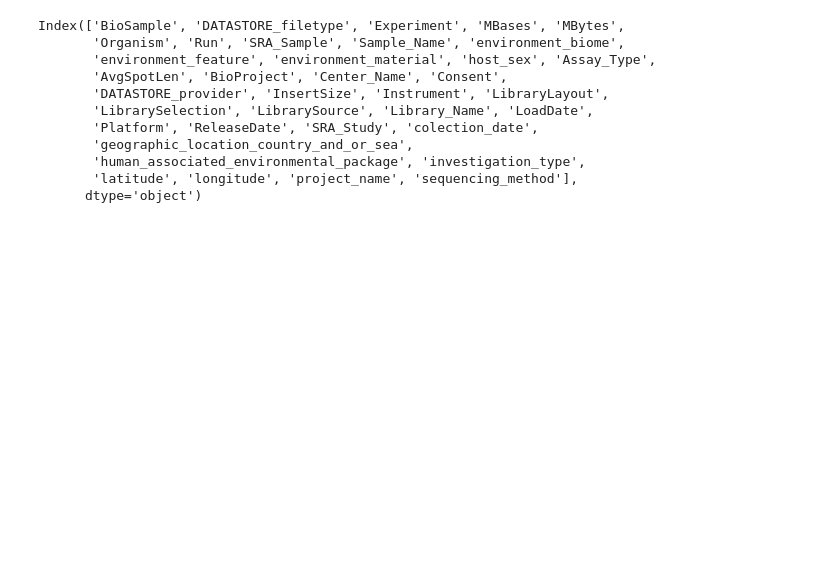
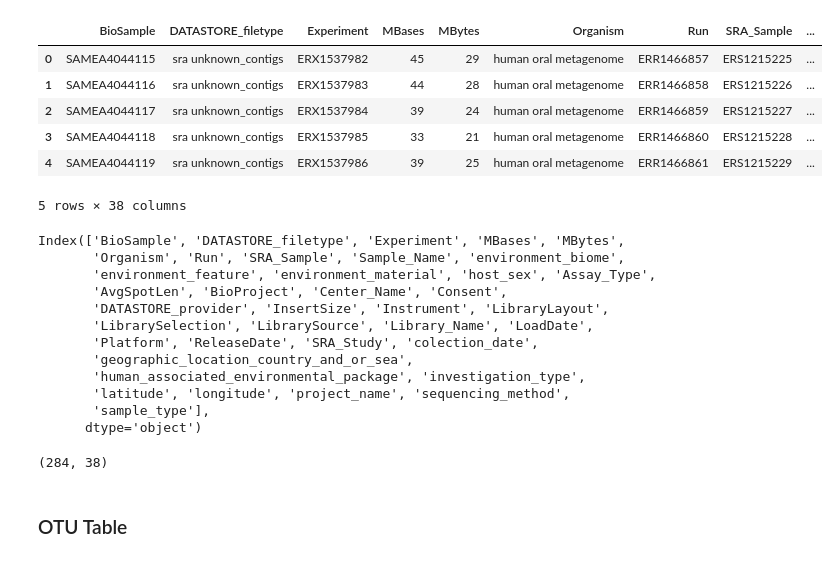
Before and after one commit to danilopena93/bioinformatics-playground, a Jupyter notebook: draft_nb.ipynb, the cells around one changed output. Cells and saved outputs as stored; diff of their text form; code cells hidden in the pictures; blank space fills up the shorter version.

```diff
--- a/draft_nb.ipynb
+++ b/draft_nb.ipynb
@@ -3,2 +8,2 @@ import pandas as pd
 # %%
-data = pd.read_csv('SraRunTable.txt', sep='\t')
+metadata = pd.read_csv('SraRunTable.txt', sep='\t')
@@ -26,5 +10,15 @@ data
+# %%
+metadata.head()
+# %% [output]
+|  | BioSample | DATASTORE_filetype | Experiment | MBases | MBytes | Organism | Run | SRA_Sample | ... |
+| 0 | SAMEA4044115 | sra unknown_contigs | ERX1537982 | 45 | 29 | human oral metagenome | ERR1466857 | ERS1215225 | ... |
+| 1 | SAMEA4044116 | sra unknown_contigs | ERX1537983 | 44 | 28 | human oral metagenome | ERR1466858 | ERS1215226 | ... |
+| 2 | SAMEA4044117 | sra unknown_contigs | ERX1537984 | 39 | 24 | human oral metagenome | ERR1466859 | ERS1215227 | ... |
+| 3 | SAMEA4044118 | sra unknown_contigs | ERX1537985 | 33 | 21 | human oral metagenome | ERR1466860 | ERS1215228 | ... |
+| 4 | SAMEA4044119 | sra unknown_contigs | ERX1537986 | 39 | 25 | human oral metagenome | ERR1466861 | ERS1215229 | ... |
+5 rows × 38 columns
 # %%
-data.columns
+metadata.columns
 # %% [output]
 Index(['BioSample', 'DATASTORE_filetype', 'Experiment', 'MBases', 'MBytes',
        'Organism', 'Run', 'SRA_Sample', 'Sample_Name', 'environment_biome',
@@ -35,5 +29,12 @@ Index(['BioSample', 'DATASTORE_filetype', 'Experiment', 'MBases', 'MBytes',
        'Platform', 'ReleaseDate', 'SRA_Study', 'colection_date',
        'geographic_location_country_and_or_sea',
        'human_associated_environmental_package', 'investigation_type',
-       'latitude', 'longitude', 'project_name', 'sequencing_method'],
+       'latitude', 'longitude', 'project_name', 'sequencing_method',
+       'sample_type'],
       dtype='object')
+# %%
+metadata.shape
+# %% [output]
+(284, 38)
+# %% [markdown]
+### OTU Table
```
Also changed, not shown: parts of 23 cells of this notebook.
